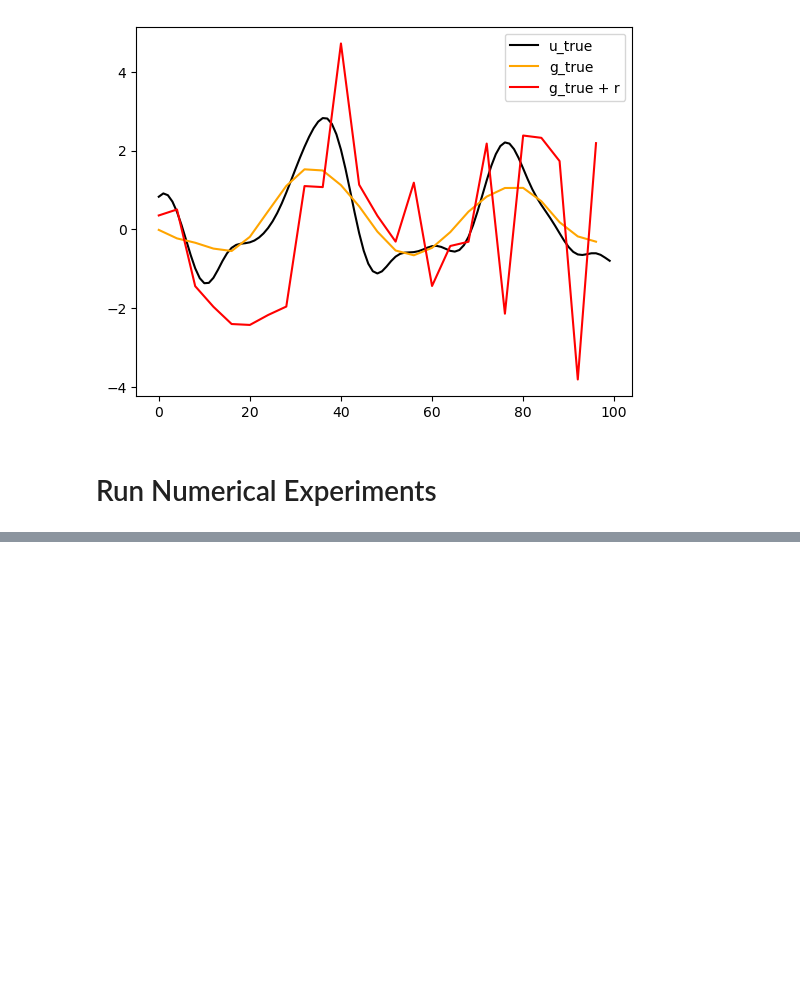
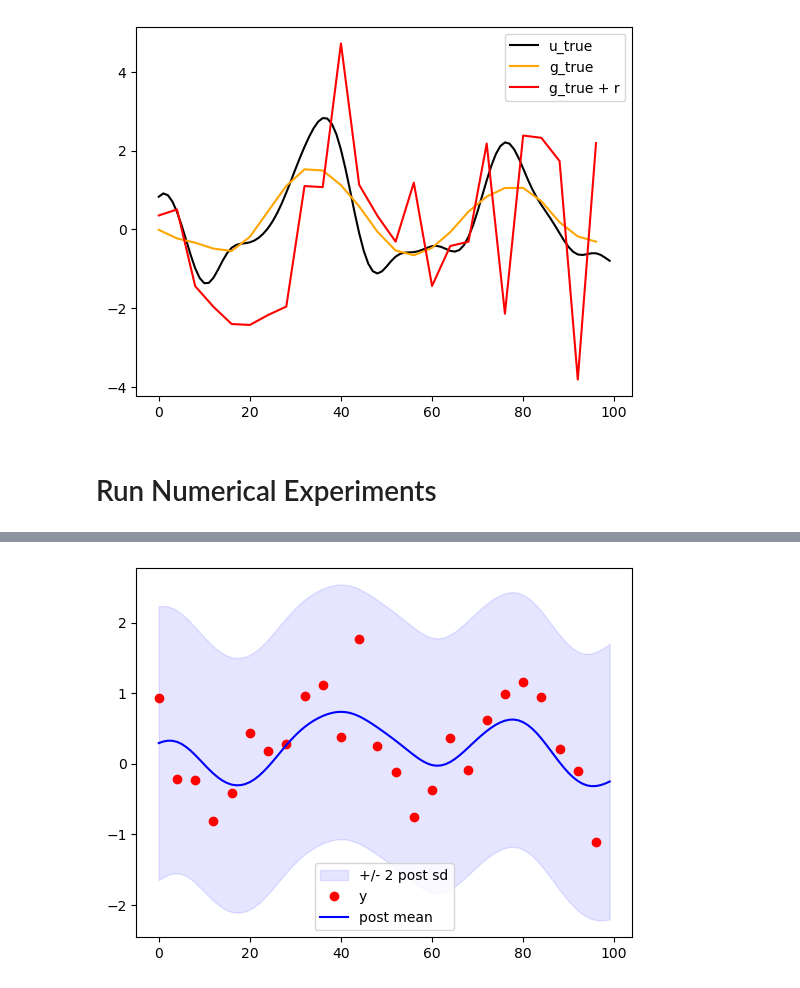
Before and after one commit to arob5/Bayesian-inference-with-surrogates, a Jupyter notebook: experiments/linear_Gaussian/linear_Gaussian_experiment.ipynb, the cells around one changed output, grey strips where cells are left out. Cells and saved outputs as stored; diff of their text form; code cells hidden in the pictures; blank space fills up the shorter version.

```diff
--- a/experiments/linear_Gaussian/linear_Gaussian_experiment.ipynb
+++ b/experiments/linear_Gaussian/linear_Gaussian_experiment.ipynb
@@ -474,0 +250,4 @@ for s in cov_scalers:
+# %%
+plot_post_summary(test, 'eup', grid)
+# %% [output]
+[figure, added]
```
Also changed, not shown: parts of 37 cells of this notebook, 6 other files.
